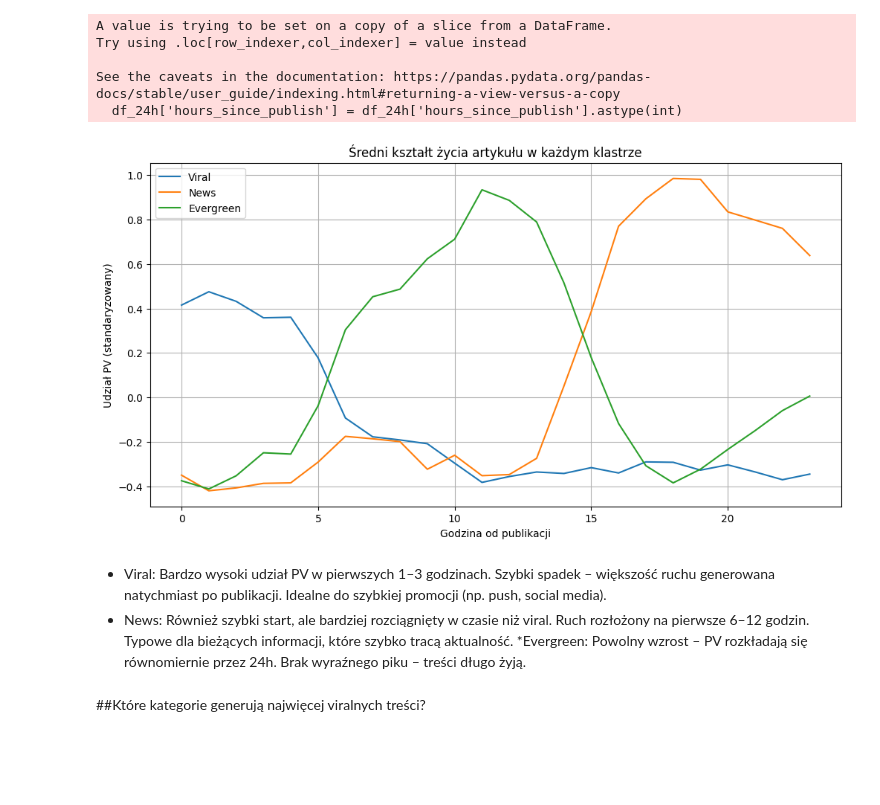
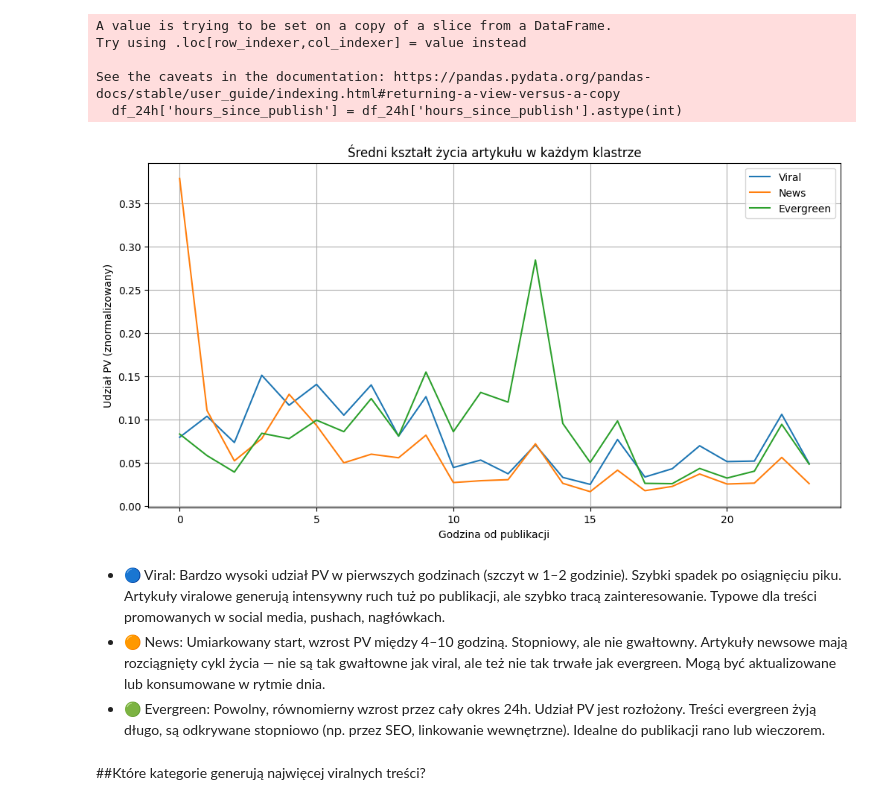
Before and after one commit to klaudiaprusik/content_lifespan, a Jupyter notebook: Analiza_LS_git.ipynb, the cells around one changed output. Saved outputs shown, nothing was run; the diff lists cells and outputs as text; code cells hidden in the pictures; blank space fills up the shorter version.

```diff
--- a/Analiza_LS_git.ipynb
+++ b/Analiza_LS_git.ipynb
@@ -340,28 +331,45 @@ pivot_norm['lifespan_type'] = pivot_norm['cluster'].map(cluster_labels)
 # %%
-#jak wygląda przeciętny artykuł w każdym klastrze?
-centroids = pd.DataFrame(kmeans.cluster_centers_, columns=pivot.columns)
+
+
+#użycie MinMaxScaler
+scaler = MinMaxScaler()
+
+#konwersja na string
+pivot_norm.columns = pivot_norm.columns.astype(str)
+
+# Wybieram tylko kolumny liczbowe do skalowania i klastrowania
+numerical_cols = [col for col in pivot_norm.columns if col not in ['cluster', 'lifespan_type', 'd_publication_uuid']]
+X_scaled = scaler.fit_transform(pivot_norm[numerical_cols])
+
+# Klasteryzacja KMeans
+kmeans = KMeans(n_clusters=3, random_state=42, n_init=10) # Added n_init for KMeans
+pivot_norm['cluster'] = kmeans.fit_predict(X_scaled)
+
+# Mapowanie etykiet klastrów
+cluster_labels = {
+    0: 'Viral',
+    1: 'News',
+    2: 'Evergreen'
+}
+pivot_norm['lifespan_type'] = pivot_norm['cluster'].map(cluster_labels)
+
+# Centroidy – średni kształt życia artykułu w każdym klastrze
+centroids = pd.DataFrame(kmeans.cluster_centers_, columns=numerical_cols)
 centroids.index = cluster_labels.values()
 
 # Wykres
-centroids.T.plot(figsize=(12,6))
+centroids.T.plot(figsize=(12, 6))
 plt.title("Średni kształt życia artykułu w każdym klastrze")
 plt.xlabel("Godzina od publikacji")
-plt.ylabel("Udział PV (standaryzowany)")
+plt.ylabel("Udział PV (znormalizowany)")
 plt.grid(True)
+plt.show()
 # %% [output]
-[figure, old version]
+[figure, new version]
-# %% [markdown]
-* Viral:
-Bardzo wysoki udział PV w pierwszych 1–3 godzinach.
-Szybki spadek – większość ruchu generowana natychmiast po publikacji.
-Idealne do szybkiej promocji (np. push, social media).
-* News:
-Również szybki start, ale bardziej rozciągnięty w czasie niż viral.
-Ruch rozłożony na pierwsze 6–12 godzin.
-Typowe dla bieżących informacji, które szybko tracą aktualność.
-*Evergreen:
-Powolny wzrost – PV rozkładają się równomiernie przez 24h.
-Brak wyraźnego piku – treści długo żyją.
+# %% [markdown]
+* 🔵 Viral: Bardzo wysoki udział PV w pierwszych godzinach (szczyt w 1–2 godzinie). Szybki spadek po osiągnięciu piku. Artykuły viralowe generują intensywny ruch tuż po publikacji, ale szybko tracą zainteresowanie. Typowe dla treści promowanych w social media, pushach, nagłówkach.
+* 🟠 News: Umiarkowany start, wzrost PV między 4–10 godziną. Stopniowy, ale nie gwałtowny. Artykuły newsowe mają rozciągnięty cykl życia — nie są tak gwałtowne jak viral, ale też nie tak trwałe jak evergreen. Mogą być aktualizowane lub konsumowane w rytmie dnia.
+* 🟢 Evergreen: Powolny, równomierny wzrost przez cały okres 24h. Udział PV jest rozłożony. Treści evergreen żyją długo, są odkrywane stopniowo (np. przez SEO, linkowanie wewnętrzne). Idealne do publikacji rano lub wieczorem.
 # %% [markdown]
 ##Które kategorie generują najwięcej viralnych treści?
 # %%
```
Also changed, not shown: parts of 19 cells of this notebook.
